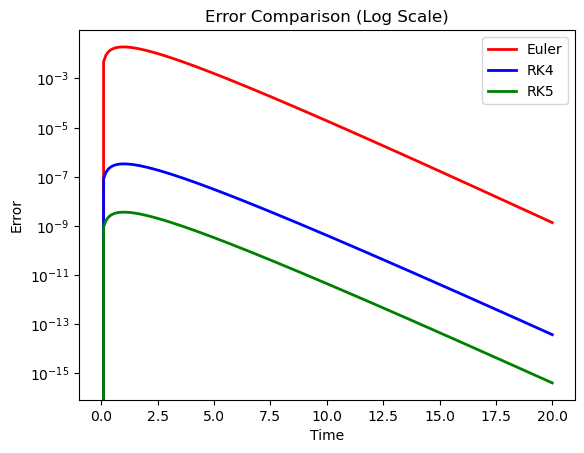
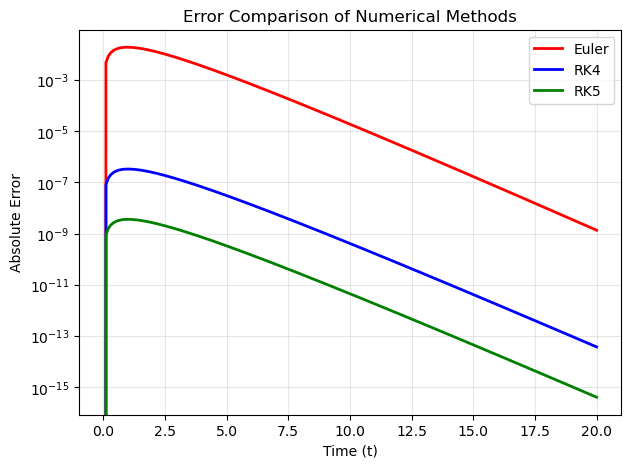
Unified diff of the notebook cell whose output changed from the first chart to the second:
--- before
+++ after
@@ -1,17 +1,23 @@
+# Absolute errors
 error_euler = np.abs(y_1 - y_exact)
 error_rk4   = np.abs(y_2 - y_exact)
 error_rk5   = np.abs(y_3 - y_exact)
 
-plt.figure()
+plt.figure(figsize=(7,5))
 
-plt.plot(t, error_euler, color='red', label='Euler')
-plt.plot(t, error_rk4, color='blue', label='RK4')
-plt.plot(t, error_rk5, color='green', label='RK5')
+plt.plot(t, error_euler,color='red',linewidth=2,label='Euler')
 
-plt.yscale('log')  # VERY IMPORTANT
+plt.plot(t, error_rk4,color='blue',linewidth=2,label='RK4')
 
-plt.xlabel("Time")
-plt.ylabel("Error")
-plt.title("Error Comparison (Log Scale)")
+plt.plot(t, error_rk5,color='green',linewidth=2,label='RK5')
+
+plt.yscale('log')
+
+plt.xlabel("Time (t)")
+plt.ylabel("Absolute Error")
+plt.title("Error Comparison of Numerical Methods")
+
 plt.legend()
+plt.grid(alpha=0.3)
+
 plt.show()

Commit: added pendulum notebook